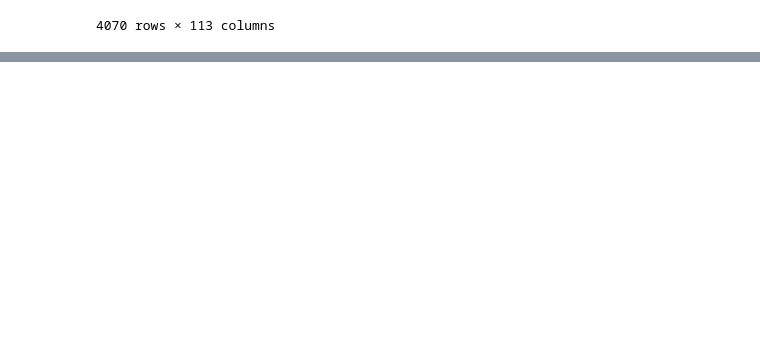
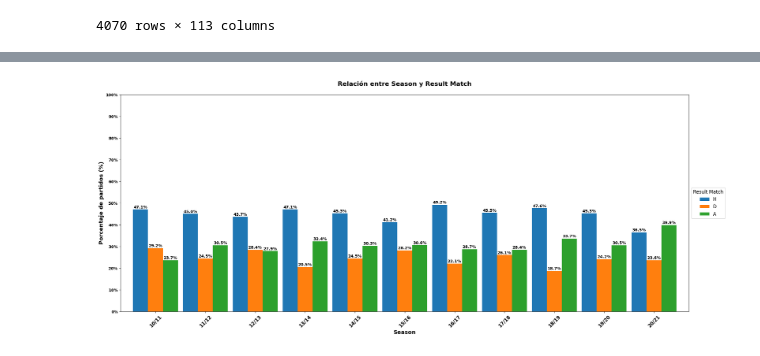
Before and after one commit to carlosgilrodrigo/TFM, a Jupyter notebook: LimpiezaDeDataset_CarlosGilRodrigo.ipynb, the cells around one changed output, grey strips where cells are left out. Drawn from its saved outputs; the diff is of its cells as text; code cells hidden in the pictures; blank space fills up the shorter version.

```diff
--- a/LimpiezaDeDataset_CarlosGilRodrigo.ipynb
+++ b/LimpiezaDeDataset_CarlosGilRodrigo.ipynb
@@ -579,0 +671,8 @@ El archivo 'datasetLimpio.csv' ha sido guardado con éxito.
+# %%
+eliminar_columnas = ['clearances_avg_home', 'corners_avg_home','fouls_conceded_avg_home', 'offsides_avg_home','passes_avg_home', 'possession_avg_home','red_cards_avg_home', 'shots_avg_home',
+                     'shots_on_target_avg_home', 'tackles_avg_home','touches_avg_home', 'yellow_cards_avg_home','goals_scored_ft_avg_home','goals_conced_ft_avg_home', 'sg_match_ft_acum_home',
+                     'goals_scored_ht_avg_home', 'goals_conced_ht_avg_home', 'sg_match_ht_acum_home', 'performance_acum_home','clearances_avg_away', 'corners_avg_away','fouls_conceded_avg_away',
+                     'offsides_avg_away', 'passes_avg_away', 'possession_avg_away', 'red_cards_avg_away', 'shots_avg_away','shots_on_target_avg_away', 'tackles_avg_away','touches_avg_away',
+                     'yellow_cards_avg_away', 'goals_scored_ft_avg_away', 'goals_conced_ft_avg_away', 'sg_match_ft_acum_away', 'goals_scored_ht_avg_away', 'goals_conced_ht_avg_away',
+                     'sg_match_ht_acum_away', 'performance_acum_away']
+df = df.drop(eliminar_columnas, axis=1)
@@ -579,0 +735,41 @@ El archivo 'datasetLimpio.csv' ha sido guardado con éxito.
+# %%
+from matplotlib.ticker import FuncFormatter
+
+# Define un orden personalizado para las categorías de 'result_match'
+custom_order = ['H', 'D', 'A']
+
+# Aplica el orden personalizado a la columna 'result_match'
+df['result_match'] = pd.Categorical(df['result_match'], categories=custom_order, ordered=True)
+
+# Agrupa los datos por 'season' y 'result_match' y cuenta las ocurrencias
+result_season_counts = df.groupby(['season', 'result_match']).size().unstack()
+
+# Calcula los porcentajes en cada columna
+result_season_percentages = result_season_counts.div(result_season_counts.sum(axis=1), axis=0) * 100
+
+# Crea un gráfico de barras agrupadas con barras más grandes
+ax = result_season_percentages.plot(kind='bar', figsize=(26, 10), width=0.9)  # Ajusta el tamaño y el ancho de las barras
+
+# Personaliza el gráfico
+title = 'Relación entre Season y Result Match\n'  # Título con salto de línea
+plt.title(title, fontsize=16, weight='bold')  # Título en negrita con salto de línea
+plt.xlabel('Season', fontsize=14, weight='bold')
+plt.ylabel('Porcentaje de partidos (%)', fontsize=14, weight='bold')
+plt.xticks(rotation=45, fontsize=12, weight='bold')
+plt.yticks(range(0, 101, 10), [f'{i}%' for i in range(0, 101, 10)], fontsize=10, weight='bold')  # Añade % al eje y
+
+# Función para formatear las etiquetas con porcentajes encima de las barras
+def annotate_bars(ax):
+    for p in ax.patches:
+        ax.annotate(f'{p.get_height():.1f}%', (p.get_x() + p.get_width() / 2., p.get_height() + 1),
+                    ha='center', va='center', fontsize=10, weight='bold')
+
+annotate_bars(ax)
+
+# Mueve la leyenda al lado derecho
+ax.legend(title='Result Match', fontsize=12, title_fontsize=12, loc='center left', bbox_to_anchor=(1, 0.5))
+
+# Muestra el gráfico
+plt.show()
+# %% [output]
+[figure, added]
```
Also changed, not shown: parts of 12 cells of this notebook.
